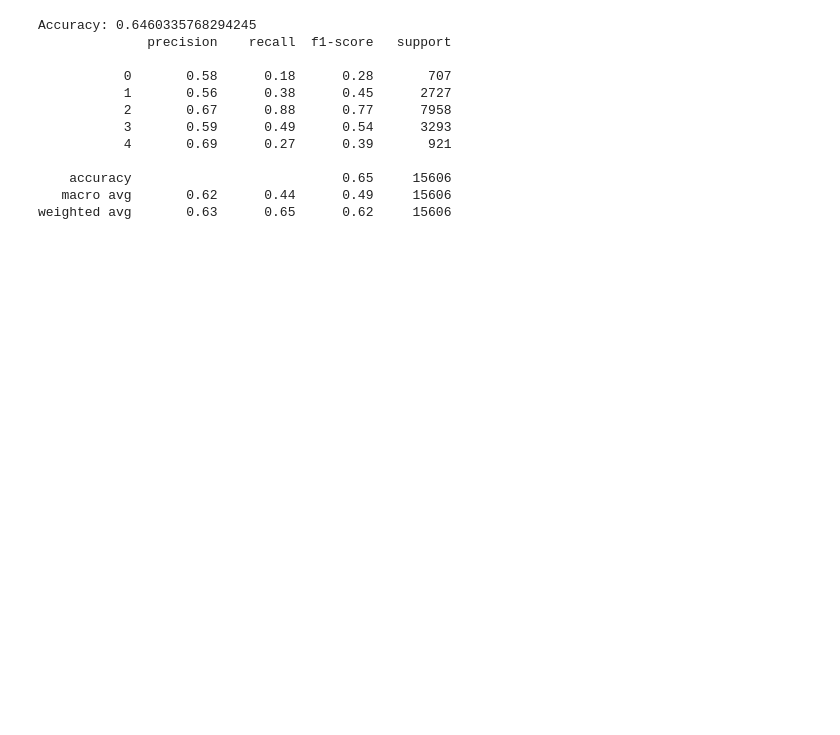
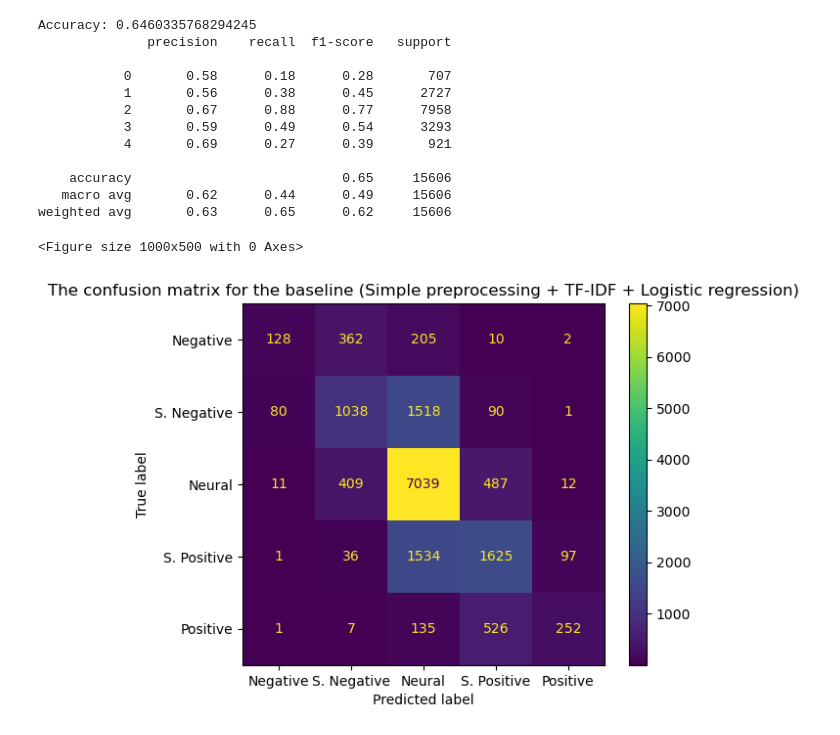
Before and after one commit to trungdung1711/sentiment-analysis-on-movie-reviews, a Jupyter notebook: notebooks/3_baseline.ipynb, the cells around one changed output. Drawn from its saved outputs; the diff is of its cells as text; code cells hidden in the pictures; blank space fills up the shorter version.

```diff
--- a/notebooks/3_baseline.ipynb
+++ b/notebooks/3_baseline.ipynb
@@ -24,6 +26,8 @@ train_path = Path("..") / "data" / "train" / "train.tsv"
 test_path = Path("..") / "data" / "test" / "train.tsv"
 # %% [markdown]
 ### 📊 Data
+# %%
+labels = ["Negative", "S. Negative", "Neural", "S. Positive", "Positive"]
 # %%
 baseline_df = pd.read_csv(train_path, sep="\t")
 baseline_df.head()
@@ -120,3 +135,17 @@ Accuracy: 0.6460335768294245
     accuracy                           0.65     15606
    macro avg       0.62      0.44      0.49     15606
 weighted avg       0.63      0.65      0.62     15606
+# %%
+cm = confusion_matrix(y_true=y_val, y_pred=y_pred)
+
+cm = ConfusionMatrixDisplay(confusion_matrix=cm, display_labels=labels)
+
+plt.figure(figsize=(10, 5))
+
+cm.plot()
+
+plt.title("The confusion matrix for the baseline (Simple preprocessing + TF-IDF + Logistic regression)")
+plt.show()
+# %% [output]
+<Figure size 1000x500 with 0 Axes>
+[figure, added]
```
Also changed, not shown: parts of 39 cells of this notebook, 2 other files.
